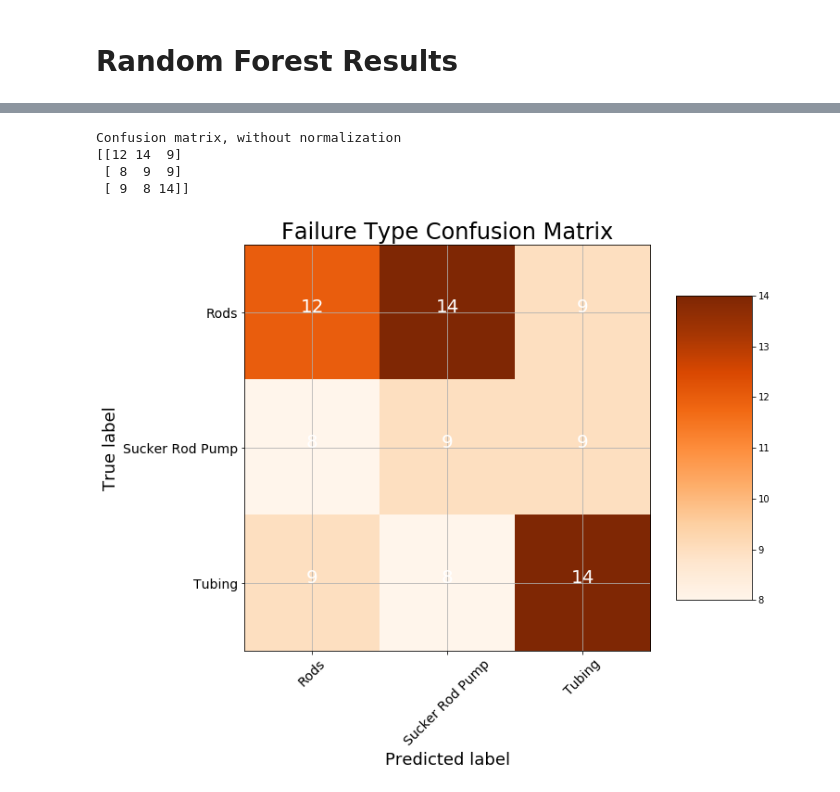
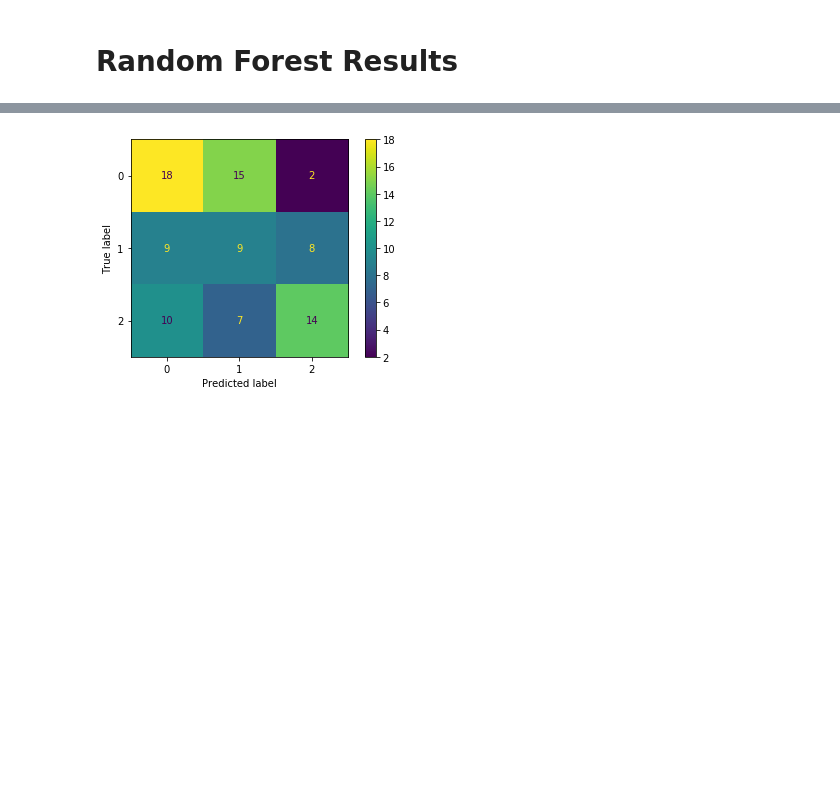
Before and after one commit to alimodak/Ali-Modak_Rod-Pump, a Jupyter notebook: Jupyter/Random Forest MVP1.ipynb, the cells around one changed output, grey strips where cells are left out. Cells and saved outputs as stored; diff of their text form; code cells hidden in the pictures; blank space fills up the shorter version.

Commit message:
changed confusion matrix and updated model

```diff
--- a/Jupyter/Random Forest MVP1.ipynb
+++ b/Jupyter/Random Forest MVP1.ipynb
@@ -239,40 +246,2 @@ rf_grid.score(X_test,y_test)
 # %%
 rf_predictions = best_model.predict(X_test)
-# %%
-from sklearn.metrics import confusion_matrix
-import itertools
-
-def plot_confusion_matrix(cm, classes,
-                          normalize=False,
-                          title='Confusion matrix',
-                          cmap=plt.cm.Oranges):
-
-    if normalize:
-        cm = cm.astype('float') / cm.sum(axis=1)[:, np.newaxis]
-        print("Normalized confusion matrix")
-    else:
-        print('Confusion matrix, without normalization')
-
-    print(cm)
-
-    plt.figure(figsize = (10, 10))
-    plt.imshow(cm, interpolation='nearest', cmap=cmap)
-    plt.title(title, size = 24)
-    plt.colorbar(aspect=4)
-    tick_marks = np.arange(len(classes))
-    plt.xticks(tick_marks, classes, rotation=45, size = 14)
-    plt.yticks(tick_marks, classes, size = 14)
-
-    fmt = '.2f' if normalize else 'd'
-    thresh = cm.max() / 2.
-
-    # Labeling the plot
-    for i, j in itertools.product(range(cm.shape[0]), range(cm.shape[1])):
-        plt.text(j, i, format(cm[i, j], fmt), fontsize = 20,
-                 horizontalalignment="center",
-                 color="white" if cm[i, j] > thresh else "black")
-
-    plt.grid(None)
-    plt.tight_layout()
-    plt.ylabel('True label', size = 18)
-    plt.xlabel('Predicted label', size = 18)
@@ -279,10 +251,8 @@ def plot_confusion_matrix(cm, classes,
 # %%
 cm = confusion_matrix(y_test, rf_predictions)
-plot_confusion_matrix(cm, classes = ['Rods', 'Sucker Rod Pump', 'Tubing'],
-                      title = 'Failure Type Confusion Matrix')
+plotRF = plot_confusion_matrix(best_model, X_test,y_test)
+
+#plot_confusion_matrix(cm, classes = ['Rods', 'Sucker Rod Pump', 'Tubing'],
+ #                     title = 'Failure Type Confusion Matrix')
 # %% [output]
-Confusion matrix, without normalization
-[[12 14  9]
- [ 8  9  9]
- [ 9  8 14]]
-[figure, old version]
+[figure, new version]
```
Also changed, not shown: parts of 13 cells of this notebook.
